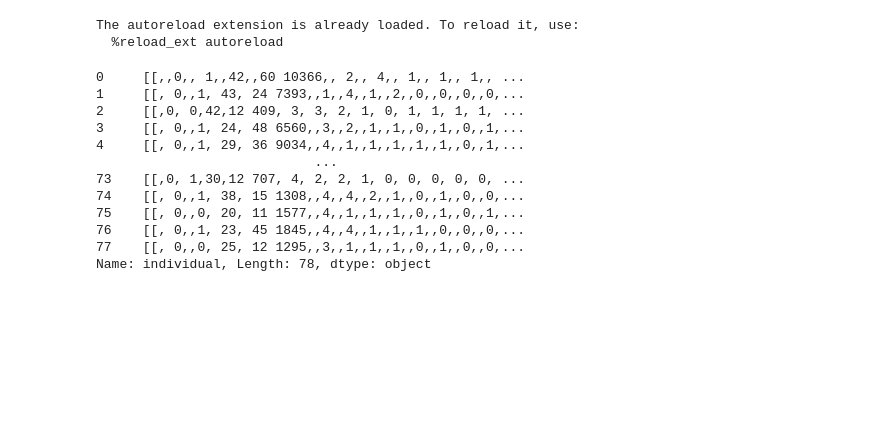
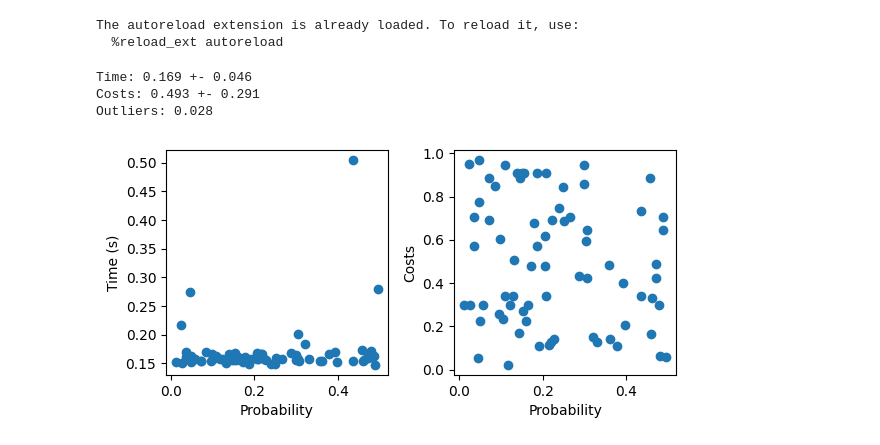
Before and after one commit to hiaac-finance/cfmining, a Jupyter notebook: notebooks/analyze_results.ipynb, the cells around one changed output. Drawn from its saved outputs; the diff is of its cells as text; code cells hidden in the pictures; blank space fills up the shorter version.

Commit message:
rerun and working in analysis of results

```diff
--- a/notebooks/analyze_results.ipynb
+++ b/notebooks/analyze_results.ipynb
@@ -34,3 +24,5 @@ X_train, X_val, Y_train, Y_val = train_test_split(X_train, Y_train, test_size=VA
+# %%
+X_train, Y_train, model, outlier_detection, individuals = get_data_model("german")
 # %%
 action_set = ActionSet(X = X_train)
 not_mutable_features = ['Age', 'OwnsHouse', 'isMale', 'JobClassIsSkilled', 'Single', 'ForeignWorker', 'RentsHouse']
@@ -45,20 +37,45 @@ for feat in action_set:
     feat.step_direction = 0
     feat.update_grid()
 percCalc = PercentileCalculator(action_set = action_set)
+# %%
+def summarize_results(results):
+    results["individual"] = results["individual"].apply(literal_eval)
+    results["solutions"] = results["solutions"].apply(literal_eval)
+    results["outlier"] = results["outlier"].apply(lambda x : literal_eval(x)[0])
+    costs = []
+    for i in range(len(results)):
+        criteria = PercentileCriterion(individuals.iloc[i].values, percCalc)
+        solutions = results["solutions"].iloc[i]
+        costs_ = [criteria.f(s) for s in solutions][0]
+        costs.append(costs_)
+    results["costs"] = costs
+
+    print(f"Time: {results['time'].mean():.3f} +- {results['time'].std():.3f}")
+    print(f"Costs: {results['costs'].mean():.3f} +- {results['costs'].std():.3f}")
+    print(f"Outliers: {results['outlier'].mean():.3f}")
+
+    fig, axs = plt.subplots(nrows = 1, ncols = 2, figsize = (6, 3))
+    axs[0].scatter(
+        results.sort_values("prob")["prob"],
+        results.sort_values("prob")["time"],
+    )
+    axs[0].set_xlabel("Probability")
+    axs[0].set_ylabel("Time (s)")
+
+    axs[1].scatter(
+        results.sort_values("prob")["prob"],
+        results.sort_values("prob")["costs"],
+    )
+    axs[1].set_xlabel("Probability")
+    axs[1].set_ylabel("Costs")
+
+    plt.tight_layout()
+    plt.show()
 # %%
-dice = pd.read_csv("../results/german/dice_best_sol_0.csv")
+results = pd.read_csv("../results/german/dice_best_sol_0.csv")
+summarize_results(results)
+# %% [output]
+Time: 0.169 +- 0.046
+Costs: 0.493 +- 0.291
+Outliers: 0.028
+[figure, added]
-# %%
-dice["individual"].apply(lambda x : x.replace("  ", ","))
-# %% [output]
-0     [[,,0,, 1,,42,,60 10366,, 2,, 4,, 1,, 1,, 1,, ...
-1     [[, 0,,1, 43, 24 7393,,1,,4,,1,,2,,0,,0,,0,,0,...
-2     [[,0, 0,42,12 409, 3, 3, 2, 1, 0, 1, 1, 1, 1, ...
-3     [[, 0,,1, 24, 48 6560,,3,,2,,1,,1,,0,,1,,0,,1,...
-4     [[, 0,,1, 29, 36 9034,,4,,1,,1,,1,,1,,1,,0,,1,...
-                            ...
-73    [[,0, 1,30,12 707, 4, 2, 2, 1, 0, 0, 0, 0, 0, ...
-74    [[, 0,,1, 38, 15 1308,,4,,4,,2,,1,,0,,1,,0,,0,...
-75    [[, 0,,0, 20, 11 1577,,4,,1,,1,,1,,0,,1,,0,,1,...
-76    [[, 0,,1, 23, 45 1845,,4,,4,,1,,1,,1,,0,,0,,0,...
-77    [[, 0,,0, 25, 12 1295,,3,,1,,1,,1,,0,,1,,0,,0,...
-Name: individual, Length: 78, dtype: object
```
Also changed, not shown: parts of 4 cells of this notebook, 4 other files.
